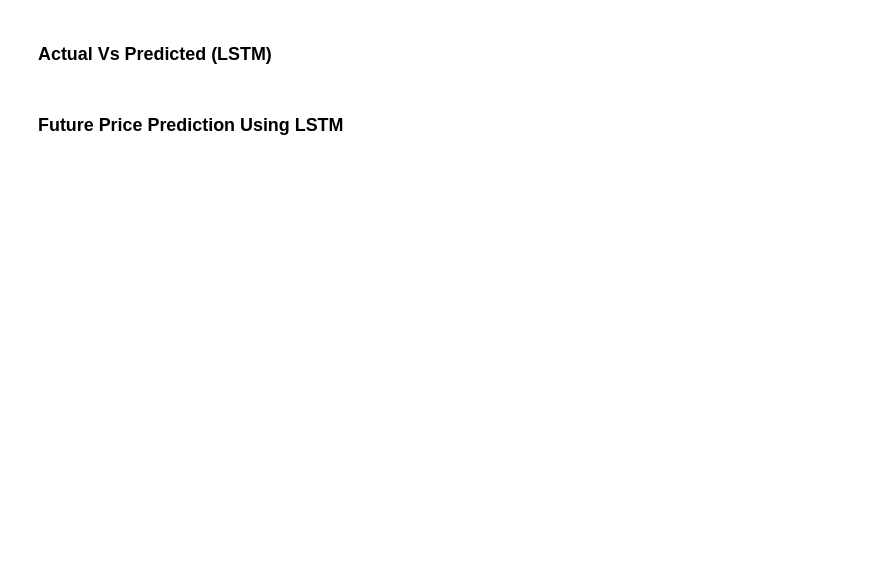
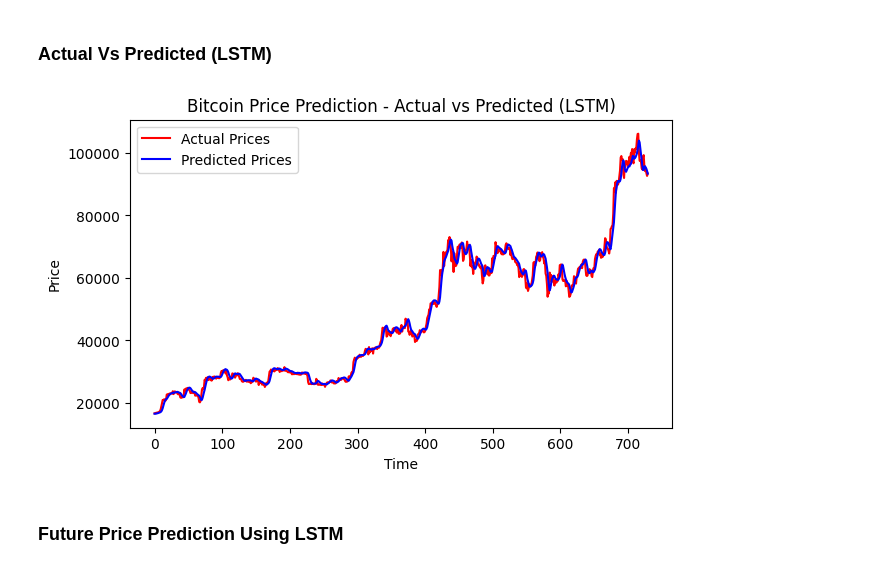
Before and after one commit to HassanFrazKhan/Bitcoin-Prices-Predicting-with-ML-, a Jupyter notebook: Bitcoin_Prices_Predicting_with_ML.ipynb, the cells around one changed output. Saved outputs shown, nothing was run; the diff lists cells and outputs as text; code cells hidden in the pictures; blank space fills up the shorter version.

```diff
--- a/Bitcoin_Prices_Predicting_with_ML.ipynb
+++ b/Bitcoin_Prices_Predicting_with_ML.ipynb
@@ -406,14 +486,16 @@ print(f"Mean Absolute Percentage Error (MAPE): {mape:.2f}%")
 ### **Actual Vs Predicted (LSTM)**
 # %%
 # Plot actual vs. predicted values
-plt.figure(figsize=(10, 6))
-plt.plot(y_test_unscaled, color='blue', label='Actual Prices')
-plt.plot(test_predictions_unscaled, color='red', label='Predicted Prices')
+plt.figure(figsize=(7, 4))
+plt.plot(y_test_unscaled, color='red', label='Actual Prices')
+plt.plot(test_predictions_unscaled, color='blue', label='Predicted Prices')
 plt.title('Bitcoin Price Prediction - Actual vs Predicted (LSTM)')
 plt.xlabel('Time')
 plt.ylabel('Price')
 plt.legend()
 plt.show()
+# %% [output]
+[figure, added]
 # %% [markdown]
 ### **Future Price Prediction Using LSTM**
 # %%
```
Also changed, not shown: parts of 24 cells of this notebook.
